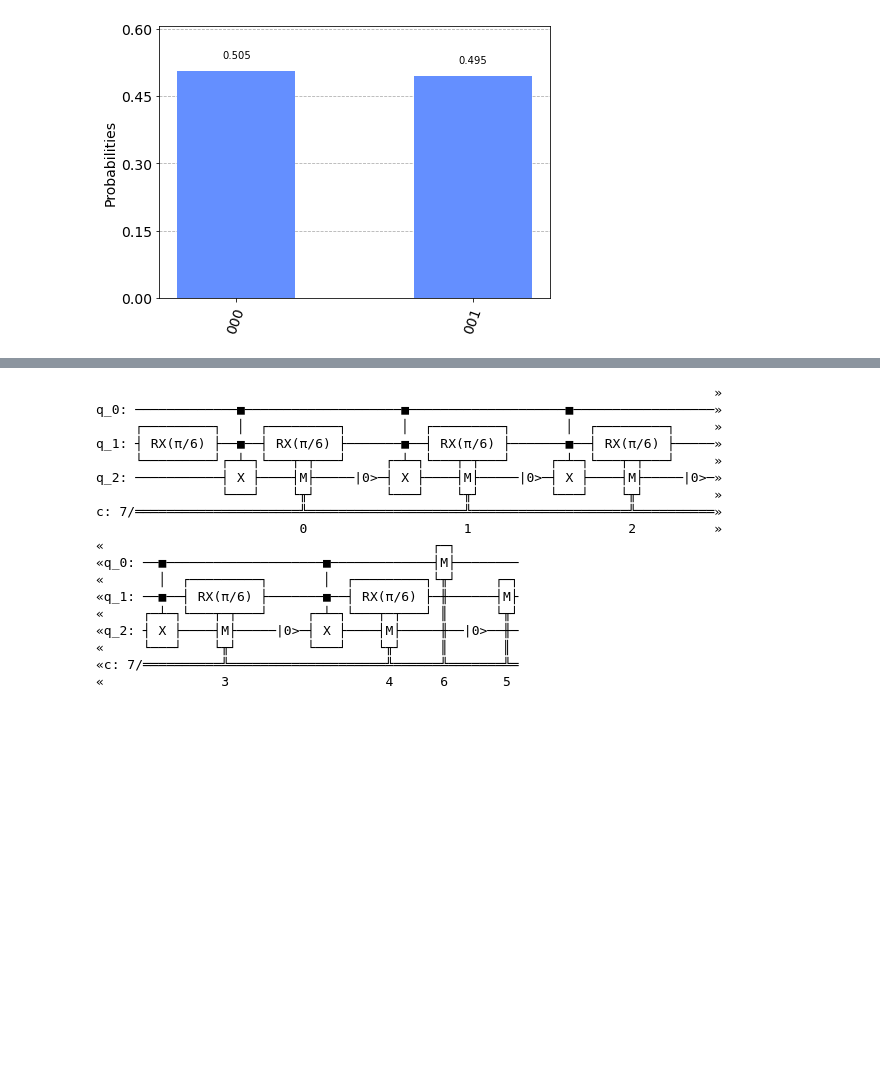
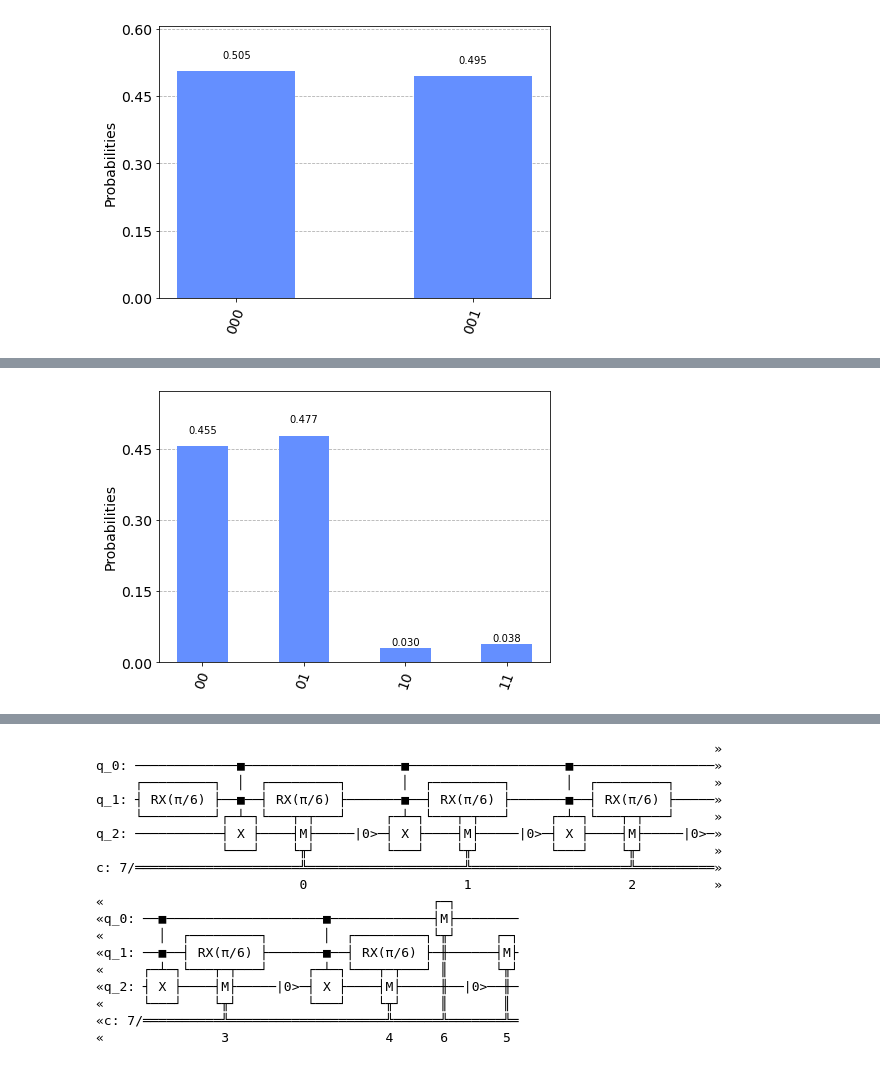
Before and after one commit to jayeshparashar/Keep-it-simple-, a Jupyter notebook: EVBombTestCircuit.ipynb, the cells around one changed output, grey strips where cells are left out. Saved outputs shown, nothing was run; the diff lists cells and outputs as text; code cells hidden in the pictures; blank space fills up the shorter version.

```diff
--- a/EVBombTestCircuit.ipynb
+++ b/EVBombTestCircuit.ipynb
@@ -140,0 +174,7 @@ plot_histogram(counts)
+# %%
+bomb_circuit = QuantumCircuit(2)
+bomb_circuit.ry(np.pi/6, 0)
+bomb_circuit.cx(0,1) # cx gate is bomb that we need to detect
+bomb_circuit.h(0)
+bomb_circuit.measure_all()
+bomb_circuit.draw()
@@ -140,0 +189,7 @@ plot_histogram(counts)
+# %%
+bkend = BasicAer.get_backend('qasm_simulator')
+job = execute(bomb_circuit, bkend, shots=1000)
+counts = job.result().get_counts(bomb_circuit)
+plot_histogram(counts)
+# %% [output]
+[figure, added]
```
Also changed, not shown: parts of 8 cells of this notebook.
